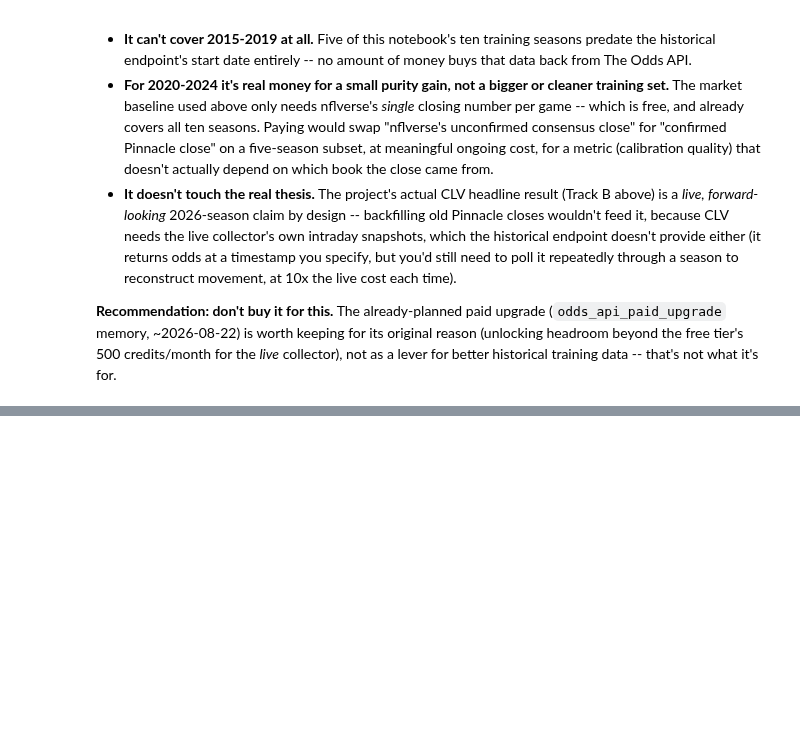
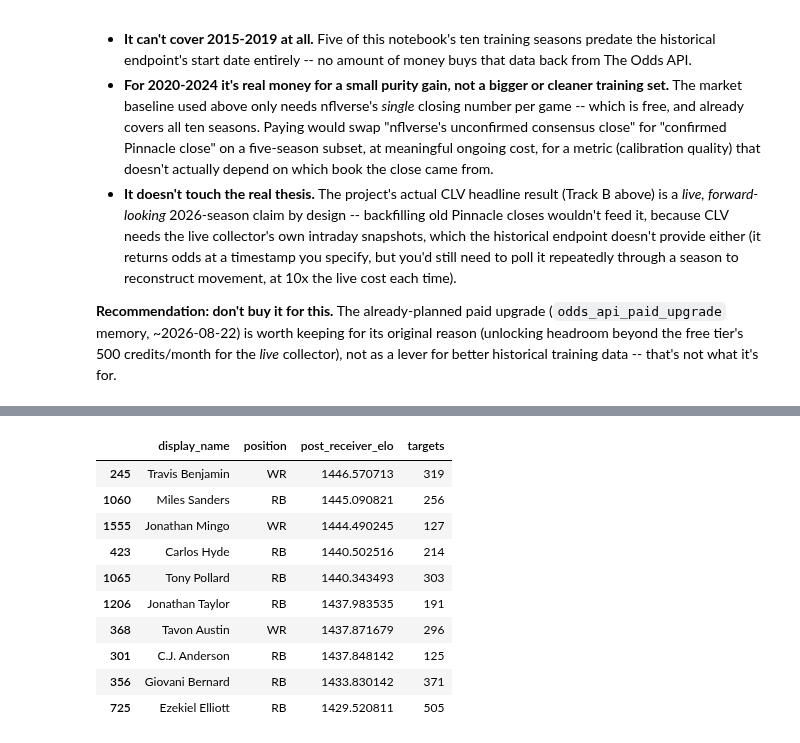
Before and after one commit to rahulr-1006/nfl_2026, a Jupyter notebook: notebooks/model_backtest_results.ipynb, the cells around one changed output, grey strips where cells are left out. Cells and saved outputs as stored; diff of their text form; code cells hidden in the pictures; blank space fills up the shorter version.

```diff
--- a/notebooks/model_backtest_results.ipynb
+++ b/notebooks/model_backtest_results.ipynb
@@ -511,0 +572,14 @@ not as a lever for better historical training data -- that's not what it's for.
+# %%
+wr_summary.tail(10)[["display_name", "position", "post_receiver_elo", "targets"]]
+# %% [output]
+|  | display_name | position | post_receiver_elo | targets |
+| 245 | Travis Benjamin | WR | 1446.570713 | 319 |
+| 1060 | Miles Sanders | RB | 1445.090821 | 256 |
+| 1555 | Jonathan Mingo | WR | 1444.490245 | 127 |
+| 423 | Carlos Hyde | RB | 1440.502516 | 214 |
+| 1065 | Tony Pollard | RB | 1440.343493 | 303 |
+| 1206 | Jonathan Taylor | RB | 1437.983535 | 191 |
+| 368 | Tavon Austin | WR | 1437.871679 | 296 |
+| 301 | C.J. Anderson | RB | 1437.848142 | 125 |
+| 356 | Giovani Bernard | RB | 1433.830142 | 371 |
+| 725 | Ezekiel Elliott | RB | 1429.520811 | 505 |
```
Also changed, not shown: parts of 6 cells of this notebook, 7 other files.
